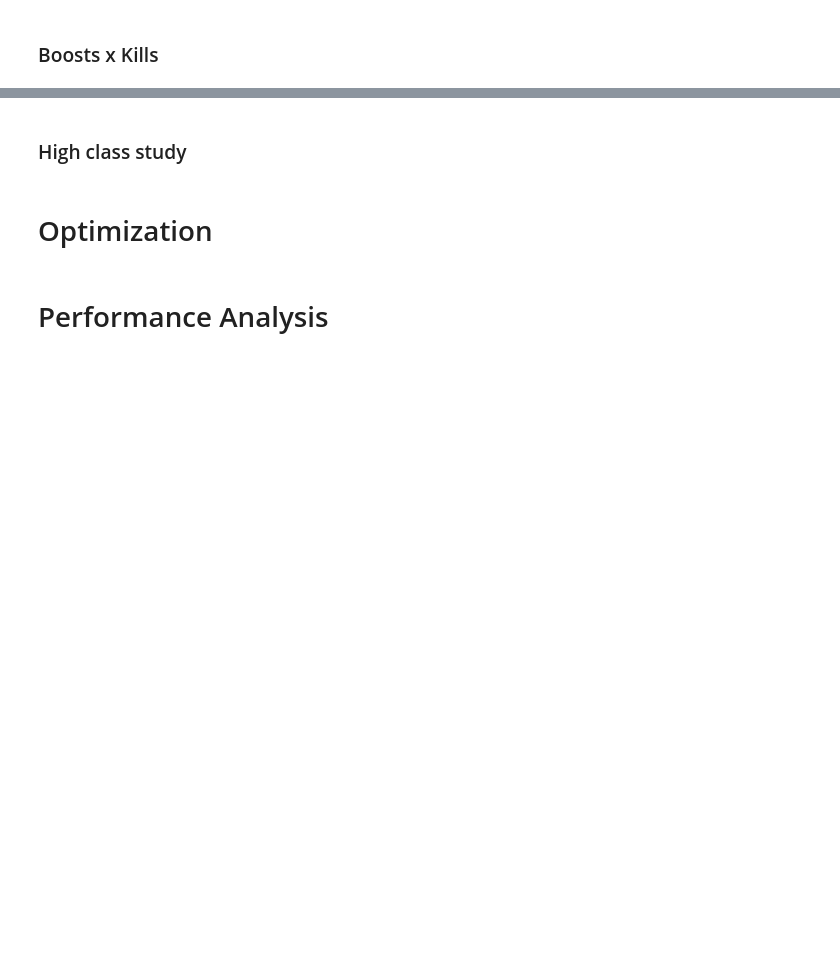
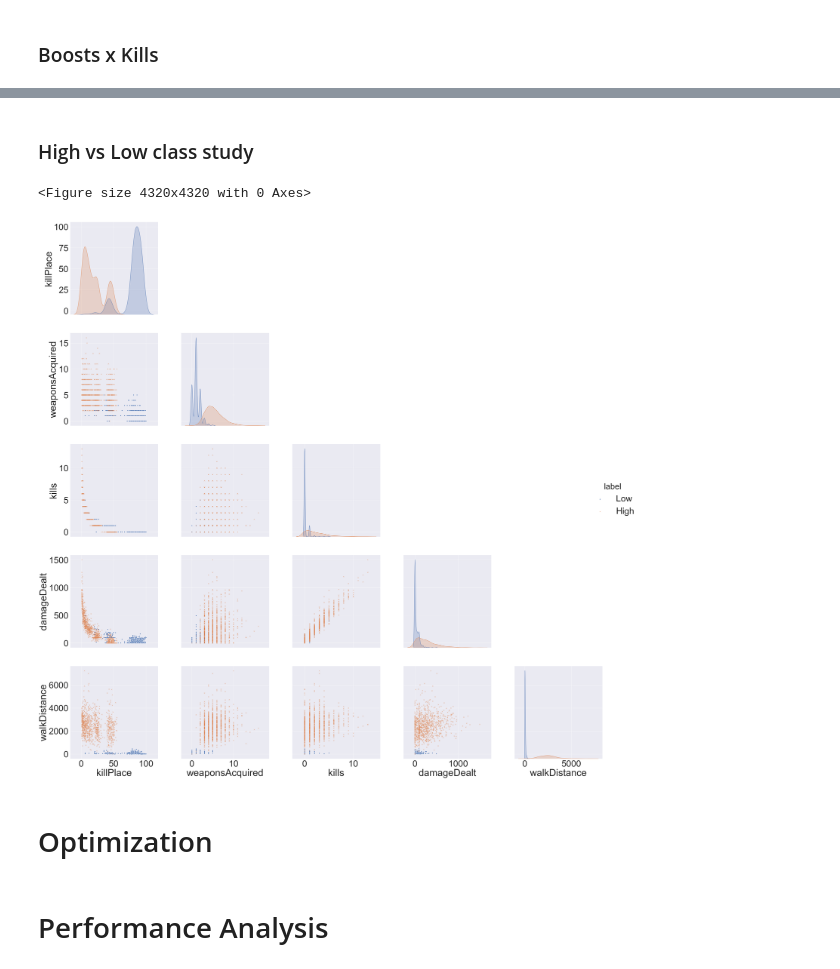
Before and after one commit to Villone96/PUBG-finish-placement-prediction, a Jupyter notebook: code/Advance_Machine_Learning_code.ipynb, the cells around one changed output, grey strips where cells are left out. Cells and saved outputs as stored; diff of their text form; code cells hidden in the pictures; blank space fills up the shorter version.

```diff
--- a/code/Advance_Machine_Learning_code.ipynb
+++ b/code/Advance_Machine_Learning_code.ipynb
@@ -68,7 +77,13 @@ def load_data():
 
 def select_typology(data, typology):
 
+    if typology == 'solo-fpp':
+        del data['DBNOs']
+        del data['revives']
+
+
     data = data[data.matchType == typology]
+    del data['matchType']
     print("SELECT TASK DATASET")
     print(data.head(5))
     print("NUMBER OF ROWS: ", len(data))
@@ -106,6 +121,21 @@ def transform_task(data):
     print("NUMBER OF ROWS: ", len(data))
     print("")
     return data
+
+
+def preprocessing_data(dataset):
+
+    data = dataset.values.copy()
+
+    x = data[:, 0:-1].astype(np.float32)
+    y = data[:, -1]
+    y = np_utils.to_categorical(y, 5)
+
+    scaler = StandardScaler()
+    scaler.fit(data)
+    data = scaler.transform(data)
+
+    return x, y
 
 def print_correlation_matrix(dataset):
     corr = dataset.corr()
@@ -156,6 +186,18 @@ def print_sns_hist(value, name):
 def print_sns_join_plot(x_value, y_value, dataset):
     sns.jointplot(x_value, y_value, dataset, ratio=3, height=15)
     plt.show()
+
+def print_sns_pairplot(dataset, based):
+    plt.figure(figsize=(60, 60))
+    sns.set(font_scale=5)
+    g = sns.pairplot(dataset, vars=["killPlace", "weaponsAcquired", "kills", "damageDealt", "walkDistance"],
+                     hue="label", markers=["o", "x"], height = 10)
+    new_labels = ['Low', 'High']
+    for t, l in zip(g._legend.texts, new_labels): t.set_text(l)
+    for i, j in zip(*np.triu_indices_from(g.axes, 1)):
+        g.axes[i, j].set_visible(False)
+    plt.show()
+    sns.set()
 # %% [markdown]
 # Loading Data
 # %%
@@ -264,2 +281,2 @@ print_sns_join_plot("boosts", "kills", typology_data)
 # %% [markdown]
-### High class study
+### High vs Low class study
@@ -268,3 +283,11 @@ high = typology_data[typology_data.label == 4]
+# %%
+high = typology_data[typology_data.label == 4]
+low = typology_data[typology_data.label == 0]
+match_dataset = pd.concat([high[0:1000], low[0:1000]])
+print_sns_pairplot(match_dataset, 'label')
+# %% [output]
+<Figure size 4320x4320 with 0 Axes>
+[figure, added]
 # %%
 avg_kill = statistics.mean(high.kills)
 print("{:<32}{:>5}".format("AVERAGE KILLS FOR PRO PLAYERS:", round(avg_kill, 3)))
```
Also changed, not shown: parts of 19 cells of this notebook.
